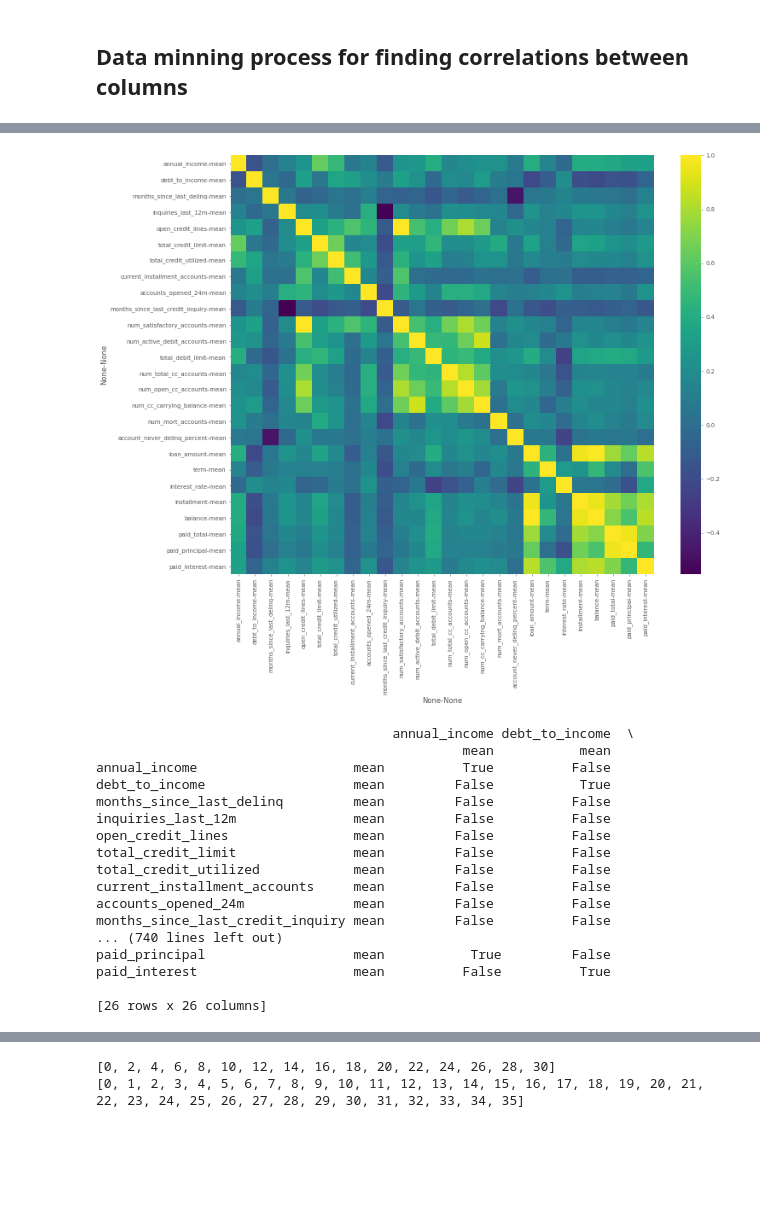
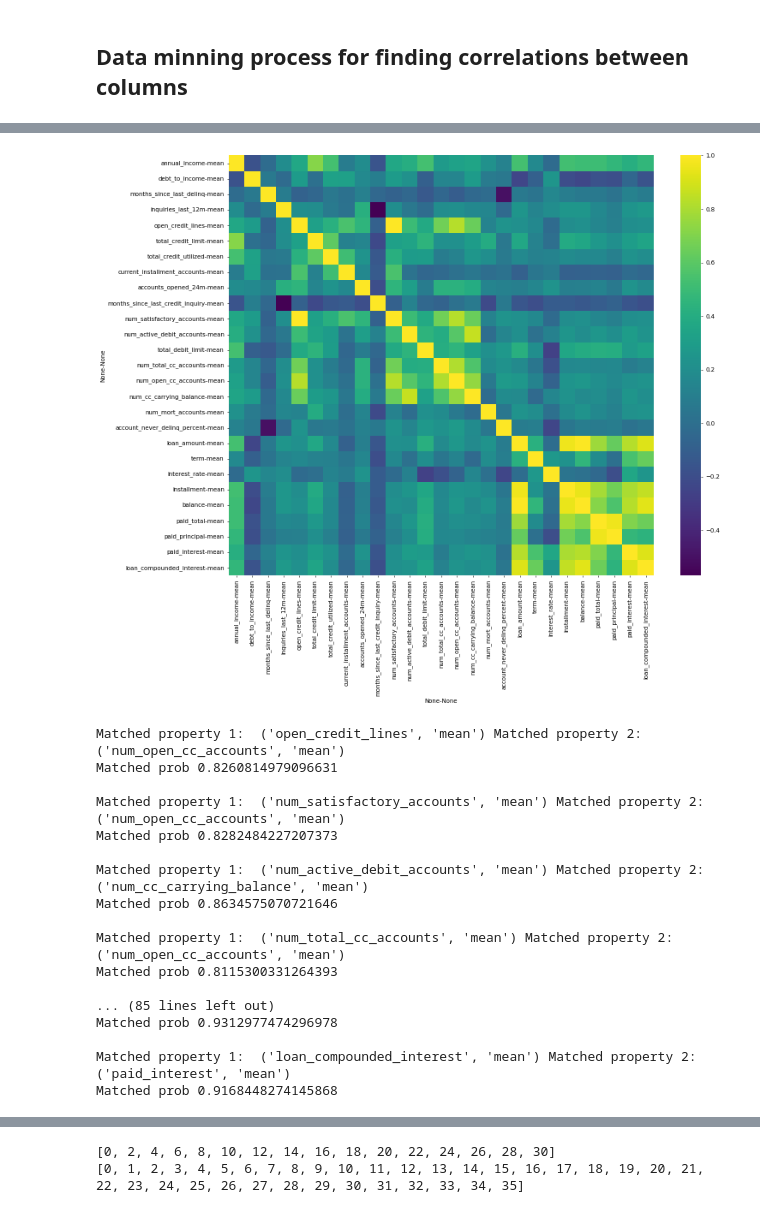
Before and after one commit to Jinhan-Han-Jeremy/loans_to_customers_analysis, a Jupyter notebook: loans_to_customers_analysis.ipynb, the cells around one changed output, grey strips where cells are left out. Drawn from its saved outputs; the diff is of its cells as text; code cells hidden in the pictures; blank space fills up the shorter version.

```diff
--- a/loans_to_customers_analysis.ipynb
+++ b/loans_to_customers_analysis.ipynb
@@ -90,3 +101,10 @@ df2=df2.drop(['emp_title', 'emp_length', 'verified_income', 'sub_grade', 'earlie
+# %%
+df2['interest_rate'] = 0.01*df2['interest_rate']
+
+p = df2['loan_amount'] + df2['balance']
+r = df2['interest_rate']
+t = df2['term']
+df2["loan_compounded_interest"] = p *(pow((1+r), t/12))
 # %%
 print('df2 rows %i columns %i' %(df2.shape[0], df2.shape[1]))
 display(df2.head(20))
@@ -136,19 +155,19 @@ stater2 = df2.copy()
 
 ##print(pd.unique(stater2['loan_purpose']))
 
-by_state1 = df2.groupby(['state']).agg([np.sum]).sort_index()
-by_state2 = df2.groupby(['state']).agg([np.mean]).sort_index()
+by_state1 = df2.groupby(['state']).agg([np.sum]).sort_index().round(2)
+by_state2 = df2.groupby(['state']).agg([np.mean]).sort_index().round(2)
 ##print(by_state2.columns.values)
 
-stater1 = df2.groupby(['state', 'loan_purpose']).agg([np.sum]).sort_index()
-stater2 = df2.groupby(['state', 'loan_purpose']).agg([np.mean]).sort_index()
+stater1 = df2.groupby(['state', 'loan_purpose']).agg([np.sum]).sort_index().round(2)
+stater2 = df2.groupby(['state', 'loan_purpose']).agg([np.mean]).sort_index().round(2)
 ##print(stater2['loan_amount', 'mean'])
 
 by_state1 = by_state1.sort_values(by=('loan_amount', 'sum'))
 by_state2 = by_state2.sort_values(by=('loan_amount', 'mean'))
 #print(df2['loan_amount'].loc[0:3])
 
-display(stater2)
+display(stater2.head(30))
 ##display(stater2.index)
 ##print(by_state2.columns.values)
 
@@ -157,14 +176,17 @@ the_states = list(by_state1.index.values.tolist())
 
 for i in range(0, df2.shape[1]):
     print(the_states[i])
-    print("The total loan amount in %s: %.2f" %(the_states[i], by_state1['balance', 'sum'].iloc[i]+by_state1['loan_amount', 'sum'].iloc[i]))
-    print("The mean of loan amount in %s: %.2f\n" %(the_states[i], by_state2['balance', 'mean'].iloc[i]+by_state2['loan_amount', 'mean'].iloc[i]))
+    print("The total sum of loan amount in %s: %.2f \t sum of loan compounded interest : %.2f " %(the_states[i], by_state1['balance', 'sum'].iloc[i]+by_state1['loan_amount', 'sum'].iloc[i], by_state1['loan_compounded_interest', 'sum'].iloc[i]))
+    print("The mean of loan amount in %s : %.2f \tmean of loan compounded interest : %.2f \n " %(the_states[i], by_state2['balance', 'mean'].iloc[i]+by_state2['loan_amount', 'mean'].iloc[i], by_state2['loan_compounded_interest', 'mean'].iloc[i]))
 
+
+
+
+
+'''
 the_total_loan = by_state1['loan_amount', 'sum'] + by_state1['balance', 'sum']
 the_mean_loan = by_state2['loan_amount', 'mean'] + by_state2['balance', 'mean']
 
-
-'''
 the_mean_income=[]
 for i in range(50):
     the_mean_income.append(1/12 * stater2['annual_income', 'mean'].iloc[i]*stater2['debt_to_income', 'mean'].iloc[i]*0.01)
@@ -421,38 +544,47 @@ array(['state', 'homeownership', 'annual_income', 'debt_to_income',
 # %%
 from numpy import corrcoef
 import pandas as pd
 import matplotlib.pyplot as plt
 from matplotlib.pyplot import figure
 import seaborn as sns
+
+
+
 corr_1 = stater2.corr()
 corr_2 = stater2.corr(method ='pearson')
+
+
 
 figure(figsize=(16, 13), dpi=50)
 
 sns.heatmap(corr_1, cmap='viridis')
 plt.show()
 
-print(corr_1>0.75)
-print(corr_2>0.75)
+
+for i in (stater2):
+    for j in (stater2):
+        if stater2[i].corr(stater2[j]) > 0.745 and (stater2[i].corr(stater2[j]) < 0.98):
+            print('Matched property 1: ', i, 'Matched property 2: ', j )
+            print('Matched prob', stater2[i].corr(stater2[j]), '\n' )
 # %% [output]
-[figure, old version]
+[figure, new version]
-                                      annual_income debt_to_income  \
-                                               mean           mean
-annual_income                    mean          True          False
-debt_to_income                   mean         False           True
-months_since_last_delinq         mean         False          False
-inquiries_last_12m               mean         False          False
-open_credit_lines                mean         False          False
-total_credit_limit               mean         False          False
-total_credit_utilized            mean         False          False
-current_installment_accounts     mean         False          False
-accounts_opened_24m              mean         False          False
-months_since_last_credit_inquiry mean         False          False
-... (740 lines left out)
-paid_principal                   mean           True         False
-paid_interest                    mean          False          True
+Matched property 1:  ('open_credit_lines', 'mean') Matched property 2:  ('num_open_cc_accounts', 'mean')
+Matched prob 0.8260814979096631
 
-[26 rows x 26 columns]
+Matched property 1:  ('num_satisfactory_accounts', 'mean') Matched property 2:  ('num_open_cc_accounts', 'mean')
+Matched prob 0.8282484227207373
+
+Matched property 1:  ('num_active_debit_accounts', 'mean') Matched property 2:  ('num_cc_carrying_balance', 'mean')
+Matched prob 0.8634575070721646
+
+Matched property 1:  ('num_total_cc_accounts', 'mean') Matched property 2:  ('num_open_cc_accounts', 'mean')
+Matched prob 0.8115300331264393
+
+... (85 lines left out)
+Matched prob 0.9312977474296978
+
+Matched property 1:  ('loan_compounded_interest', 'mean') Matched property 2:  ('paid_interest', 'mean')
+Matched prob 0.9168448274145868
 # %%
 plt.figure(figsize=(15, 10))
 index = np.arange(70)
```
Also changed, not shown: parts of 20 cells of this notebook.
